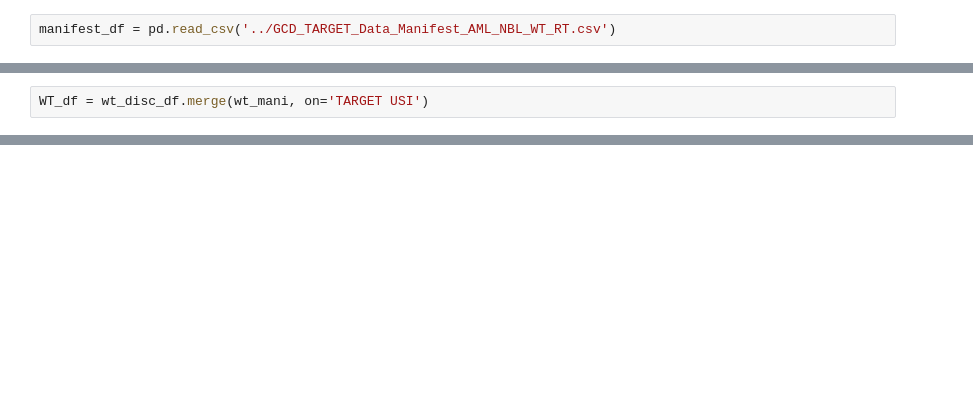
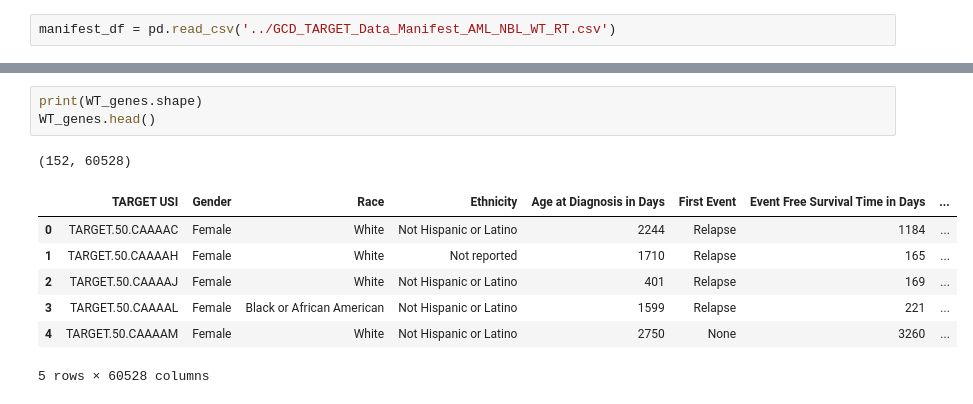
Before and after one commit to NCBI-Hackathons/ConsensusML, a Jupyter notebook: scripts/david_Eda.ipynb, the cells around one changed output, grey strips where cells are left out. Saved outputs shown, nothing was run; the diff lists cells and outputs as text; blank space fills up the shorter version.

```diff
--- a/scripts/david_Eda.ipynb
+++ b/scripts/david_Eda.ipynb
@@ -102,2 +57,0 @@ wt_disc_df.head()
-# %%
-WT_df = wt_disc_df.merge(wt_mani, on='TARGET USI')
@@ -103,0 +96,12 @@ WT_df = wt_disc_df.merge(wt_mani, on='TARGET USI')
+# %%
+print(WT_genes.shape)
+WT_genes.head()
+# %% [output]
+(152, 60528)
+|  | TARGET USI | Gender | Race | Ethnicity | Age at Diagnosis in Days | First Event | Event Free Survival Time in Days | ... |
+| 0 | TARGET.50.CAAAAC | Female | White | Not Hispanic or Latino | 2244 | Relapse | 1184 | ... |
+| 1 | TARGET.50.CAAAAH | Female | White | Not reported | 1710 | Relapse | 165 | ... |
+| 2 | TARGET.50.CAAAAJ | Female | White | Not Hispanic or Latino | 401 | Relapse | 169 | ... |
+| 3 | TARGET.50.CAAAAL | Female | Black or African American | Not Hispanic or Latino | 1599 | Relapse | 221 | ... |
+| 4 | TARGET.50.CAAAAM | Female | White | Not Hispanic or Latino | 2750 | None | 3260 | ... |
+5 rows × 60528 columns
```
Also changed, not shown: parts of 32 cells of this notebook.
